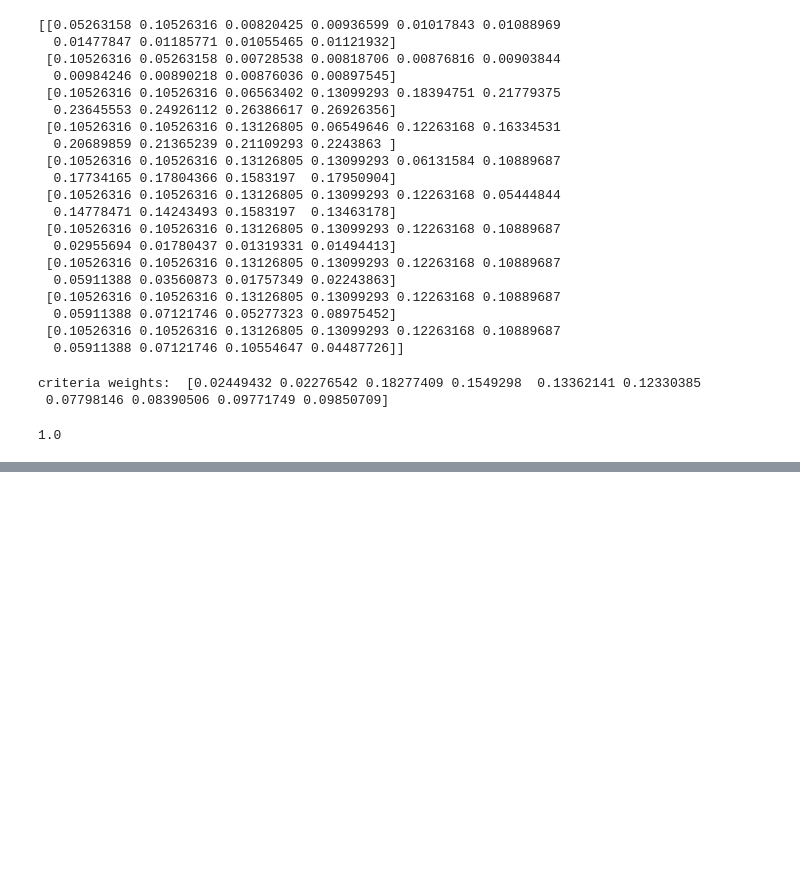
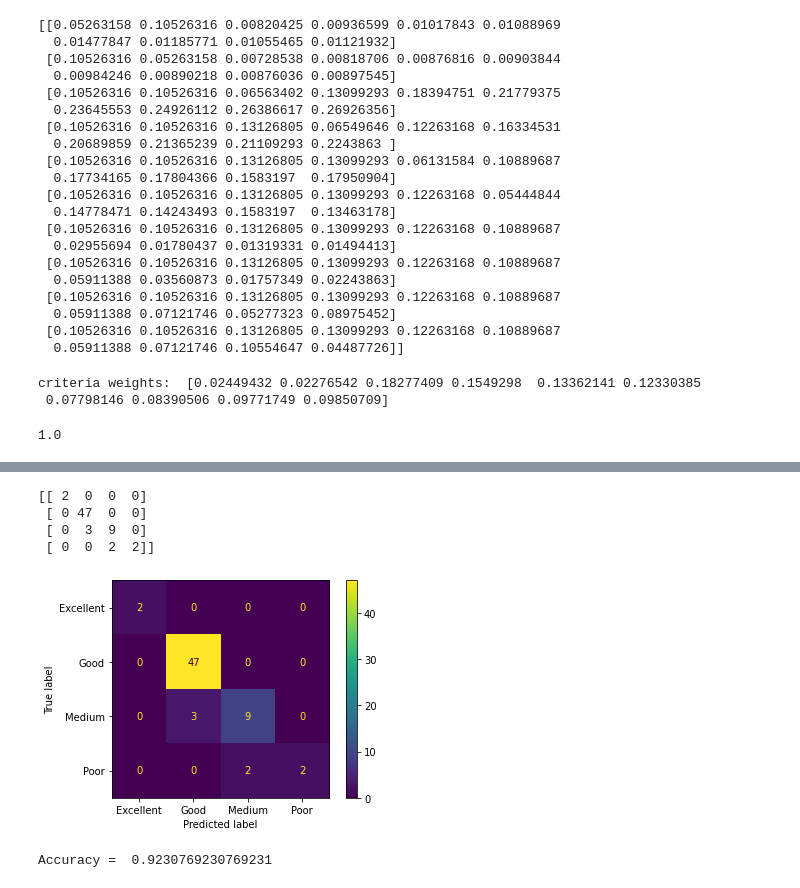
Before and after one commit to vedant218/soilfertility, a Jupyter notebook: MPR FINAL1.ipynb, the cells around one changed output, grey strips where cells are left out. Cells and saved outputs as stored; diff of their text form; code cells hidden in the pictures; blank space fills up the shorter version.

Commit message:
Training model done

```diff
--- a/MPR FINAL1.ipynb
+++ b/MPR FINAL1.ipynb
@@ -436,0 +507,5 @@ print(df)
+# %%
+from sklearn.preprocessing import StandardScaler
+st_x= StandardScaler()
+x_train= st_x.fit_transform(x_train)
+print(x_train)
@@ -436,0 +526,3 @@ print(df)
+# %%
+x_test= st_x.transform(x_test)
+print(x_test)
@@ -436,0 +547,4 @@ print(df)
+# %%
+from sklearn.ensemble import RandomForestClassifier
+classifier= RandomForestClassifier(n_estimators= 10, criterion="entropy")
+classifier.fit(x_train, y_train)
@@ -436,0 +553,3 @@ print(df)
+# %%
+y_pred= classifier.predict(x_test)
+print(y_pred)
@@ -436,0 +568,28 @@ print(df)
+# %%
+print(cm)
+# %% [output]
+[[ 2  0  0  0]
+ [ 0 47  0  0]
+ [ 0  3  9  0]
+ [ 0  0  2  2]]
+# %%
+from sklearn import metrics
+
+cm = metrics.confusion_matrix(y_test, y_pred)
+
+cm_display = metrics.ConfusionMatrixDisplay(confusion_matrix = cm, display_labels = ['Excellent','Good','Medium','Poor'])
+
+cm_display.plot()
+plt.show()
+
+# [[659  39   0   0]
+#  [ 19 673  22   0]
+#  [  0  18 329  18]
+#  [  0   1  27 305]]
+
+
+accuracy = metrics.accuracy_score(y_test, y_pred)
+print("Accuracy = ",accuracy)
+# %% [output]
+[figure, added]
+Accuracy =  0.9230769230769231
```
Also changed, not shown: parts of 26 cells of this notebook, 1 other file.
